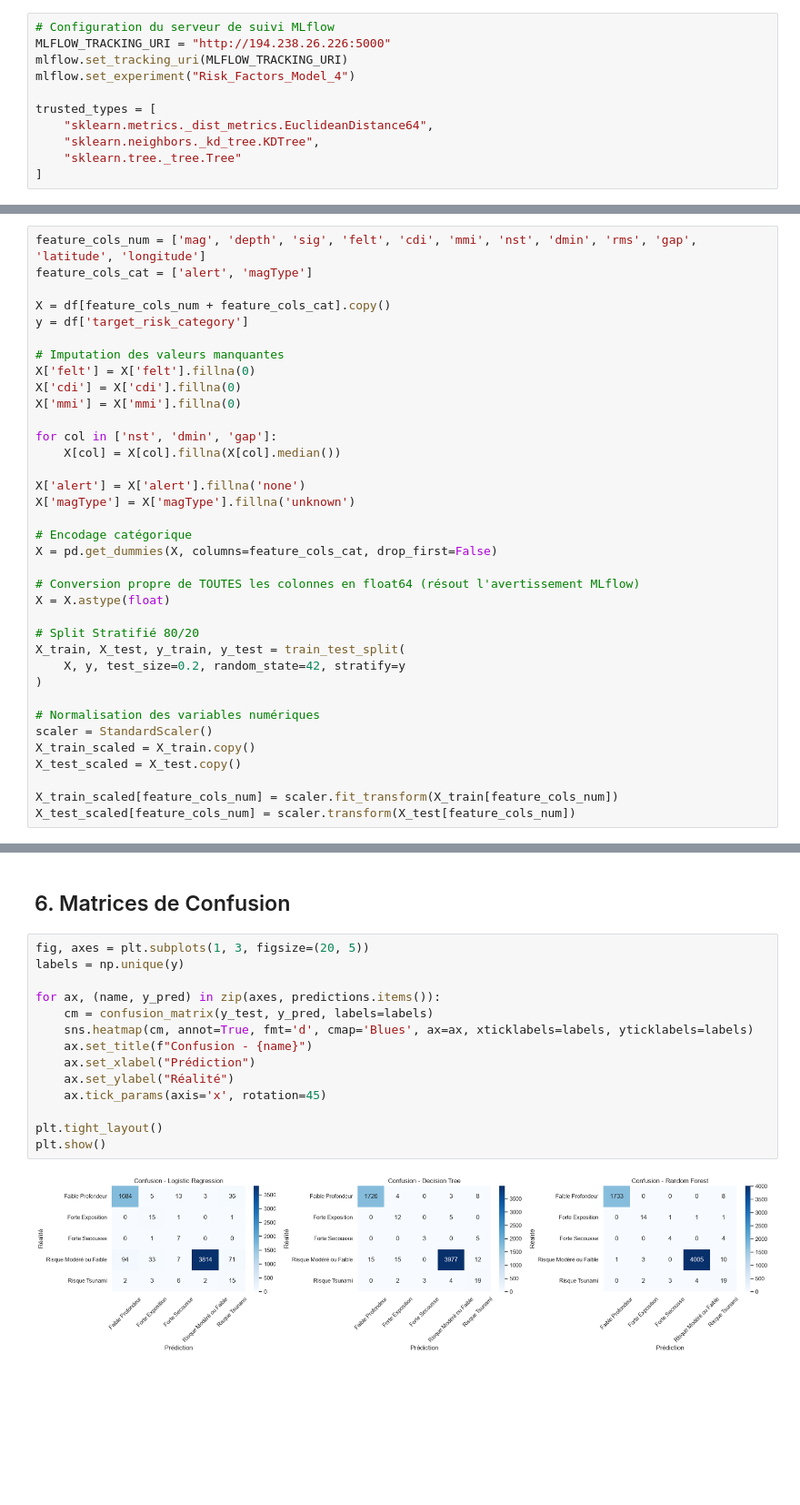
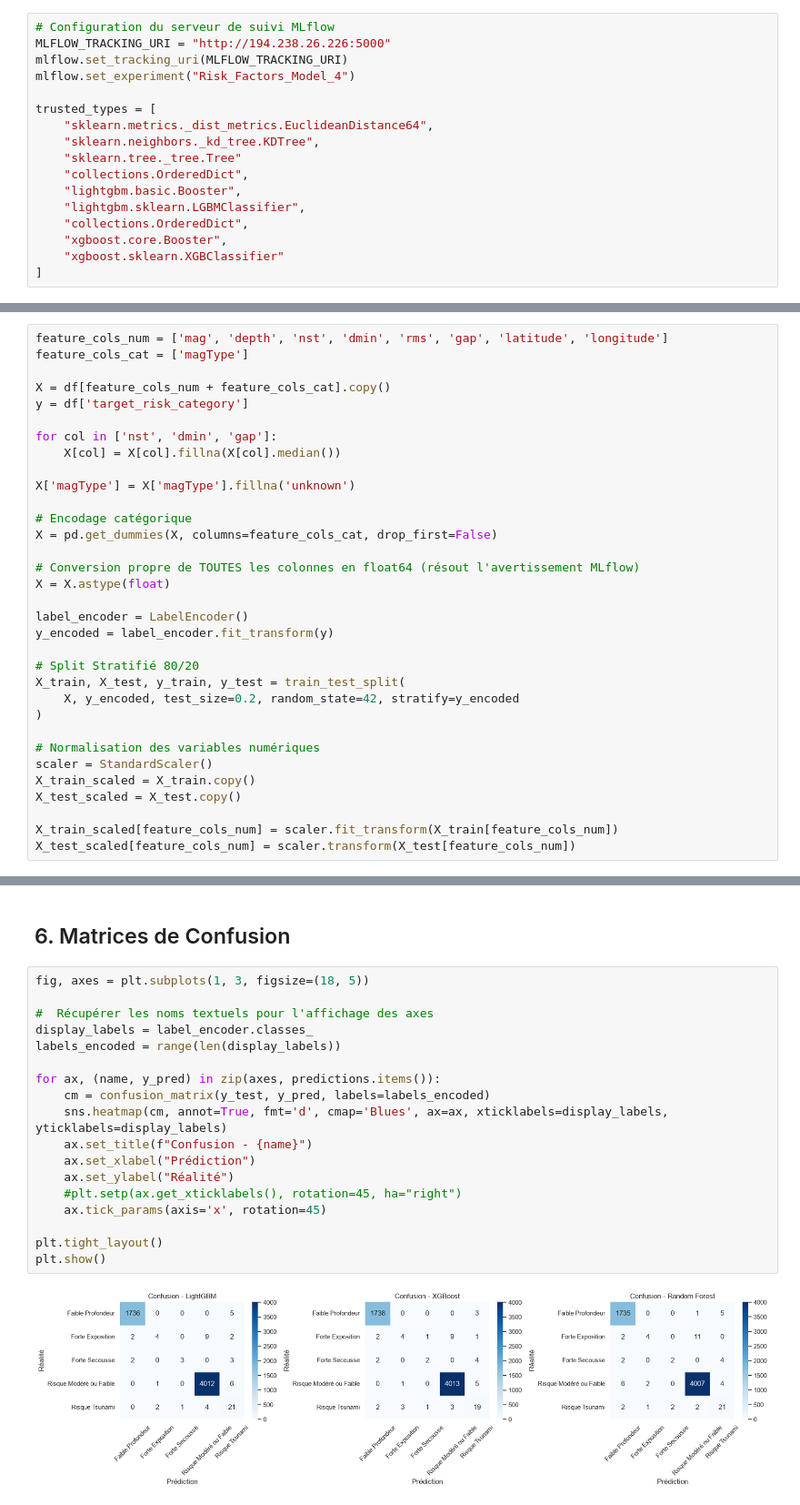
Before and after one commit to tarekalsemaan/USGS-Earthquake-AI, a Jupyter notebook: notebooks/04_Model_Risk_Factors.ipynb, the cells around one changed output, grey strips where cells are left out. Shown at 91% size. Drawn from its saved outputs; the diff is of its cells as text; blank space fills up the shorter version.

```diff
--- a/notebooks/04_Model_Risk_Factors.ipynb
+++ b/notebooks/04_Model_Risk_Factors.ipynb
@@ -38,6 +38,12 @@ trusted_types = [
     "sklearn.metrics._dist_metrics.EuclideanDistance64",
     "sklearn.neighbors._kd_tree.KDTree",
     "sklearn.tree._tree.Tree"
+    "collections.OrderedDict",
+    "lightgbm.basic.Booster",
+    "lightgbm.sklearn.LGBMClassifier",
+    "collections.OrderedDict",
+    "xgboost.core.Booster",
+    "xgboost.sklearn.XGBClassifier"
 ]
 # %%
 # Configuration de l'affichage
@@ -95,19 +165,13 @@ df['target_risk_category'] = df.apply(define_risk_category, axis=1)
 # %%
-feature_cols_num = ['mag', 'depth', 'sig', 'felt', 'cdi', 'mmi', 'nst', 'dmin', 'rms', 'gap', 'latitude', 'longitude']
-feature_cols_cat = ['alert', 'magType']
+feature_cols_num = ['mag', 'depth', 'nst', 'dmin', 'rms', 'gap', 'latitude', 'longitude']
+feature_cols_cat = ['magType']
 
 X = df[feature_cols_num + feature_cols_cat].copy()
 y = df['target_risk_category']
 
-# Imputation des valeurs manquantes
-X['felt'] = X['felt'].fillna(0)
-X['cdi'] = X['cdi'].fillna(0)
-X['mmi'] = X['mmi'].fillna(0)
-
 for col in ['nst', 'dmin', 'gap']:
     X[col] = X[col].fillna(X[col].median())
 
-X['alert'] = X['alert'].fillna('none')
 X['magType'] = X['magType'].fillna('unknown')
 
 # Encodage catégorique
@@ -116,9 +180,12 @@ X = pd.get_dummies(X, columns=feature_cols_cat, drop_first=False)
 # Conversion propre de TOUTES les colonnes en float64 (résout l'avertissement MLflow)
 X = X.astype(float)
 
+label_encoder = LabelEncoder()
+y_encoded = label_encoder.fit_transform(y)
+
 # Split Stratifié 80/20
 X_train, X_test, y_train, y_test = train_test_split(
-    X, y, test_size=0.2, random_state=42, stratify=y
+    X, y_encoded, test_size=0.2, random_state=42, stratify=y_encoded
 )
 
 # Normalisation des variables numériques
@@ -277,18 +359,22 @@ plt.show()
 # %% [markdown]
 ## 6. Matrices de Confusion
 # %%
-fig, axes = plt.subplots(1, 3, figsize=(20, 5))
-labels = np.unique(y)
+fig, axes = plt.subplots(1, 3, figsize=(18, 5))
+
+#  Récupérer les noms textuels pour l'affichage des axes
+display_labels = label_encoder.classes_
+labels_encoded = range(len(display_labels))
 
 for ax, (name, y_pred) in zip(axes, predictions.items()):
-    cm = confusion_matrix(y_test, y_pred, labels=labels)
-    sns.heatmap(cm, annot=True, fmt='d', cmap='Blues', ax=ax, xticklabels=labels, yticklabels=labels)
+    cm = confusion_matrix(y_test, y_pred, labels=labels_encoded)
+    sns.heatmap(cm, annot=True, fmt='d', cmap='Blues', ax=ax, xticklabels=display_labels, yticklabels=display_labels)
     ax.set_title(f"Confusion - {name}")
     ax.set_xlabel("Prédiction")
     ax.set_ylabel("Réalité")
+    #plt.setp(ax.get_xticklabels(), rotation=45, ha="right")
     ax.tick_params(axis='x', rotation=45)
 
 plt.tight_layout()
 plt.show()
 # %% [output]
-[figure, old version]
+[figure, new version]
```
Also changed, not shown: parts of 10 cells of this notebook.
